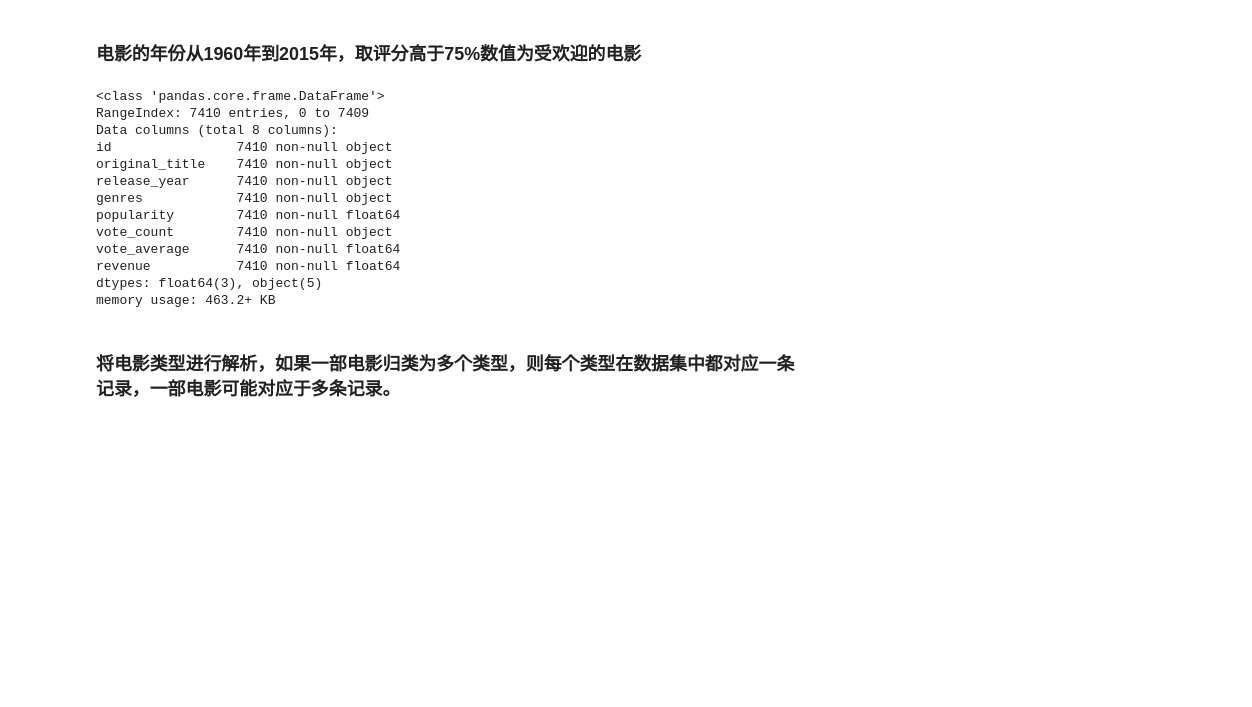
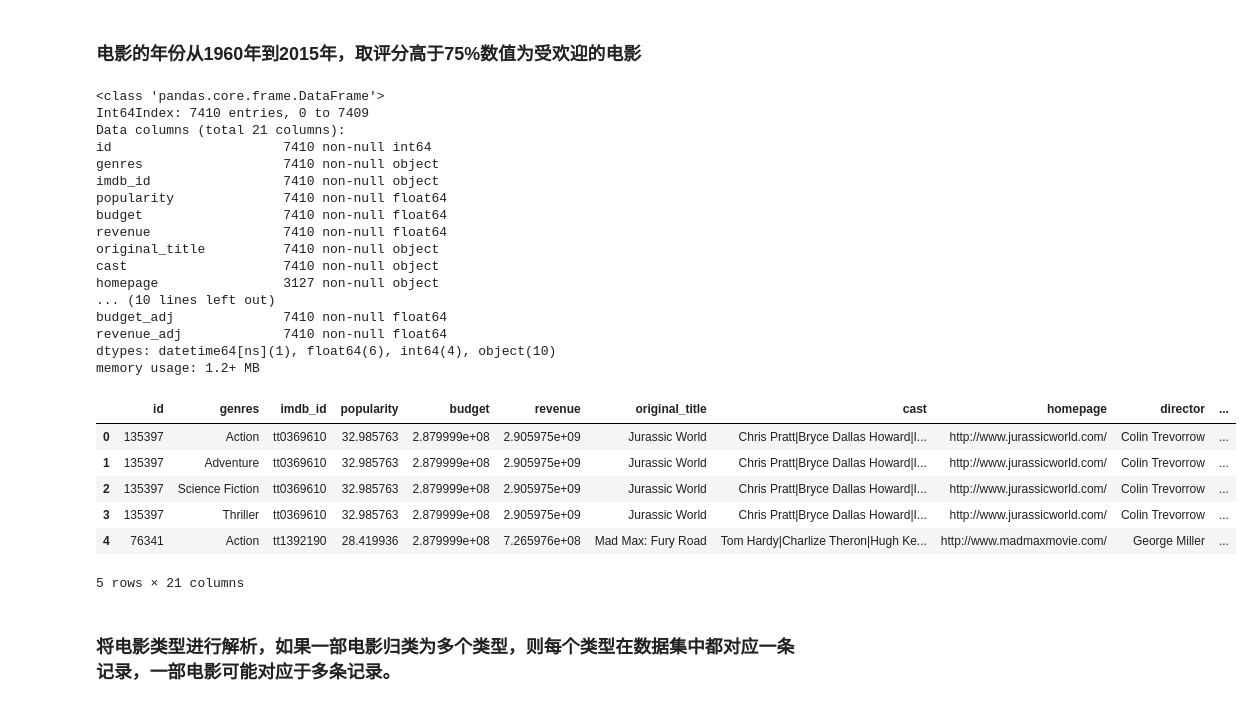
Before and after one commit to nevinxie/udacity_ml_beginner, a Jupyter notebook: Investigate_a_Dataset-zh/Investigate_a_Dataset-zh.ipynb, the cells around one changed output. Drawn from its saved outputs; the diff is of its cells as text; code cells hidden in the pictures; blank space fills up the shorter version.

```diff
--- a/Investigate_a_Dataset-zh/Investigate_a_Dataset-zh.ipynb
+++ b/Investigate_a_Dataset-zh/Investigate_a_Dataset-zh.ipynb
@@ -177,29 +177,46 @@ dtypes: datetime64[ns](1), float64(6), int64(4), object(10)
 memory usage: 467.0+ KB
 # %% [markdown]
 ### 电影的年份从1960年到2015年，取评分高于75%数值为受欢迎的电影
-# %%
-#构建dateframe存储分类以后的电影数据
-df_by_genres = pd.DataFrame(columns=['id','original_title','release_year','genres','popularity','vote_count','vote_average','revenue'])
-for index, row in df_hot_movie.iterrows():
-    genres_list = get_genres_list(row.genres)
-    new_row_list = create_movies_info(genres_list, row)
-    df_by_genres = df_by_genres.append(new_row_list, ignore_index=True)
-
-df_by_genres.info()
-# %% [output]
-<class 'pandas.core.frame.DataFrame'>
-RangeIndex: 7410 entries, 0 to 7409
-Data columns (total 8 columns):
-id                7410 non-null object
-original_title    7410 non-null object
-release_year      7410 non-null object
-genres            7410 non-null object
-popularity        7410 non-null float64
-vote_count        7410 non-null object
-vote_average      7410 non-null float64
-revenue           7410 non-null float64
-dtypes: float64(3), object(5)
-memory usage: 463.2+ KB
+# %%
+#构建dateframe存储分类以后的电影数据
+
+# 1, 使用split将genres分解成多个列，可以从结果得知最多5个，然后重命名列
+df_by_genres = df_hot_movie['genres'].str.split('|', expand=True).rename(columns={0:'genres1',1:'genres2',2:'genres3',3:'genres4',4:'genres5'})
+df_by_genres = df_hot_movie.join(df_by_genres).loc[:,['id','genres1','genres2','genres3','genres4','genres5']]
+# 2，使用melt方法，并drop空值
+df_by_genres = pd.melt(df_by_genres, id_vars=['id'], value_vars=['genres1','genres2','genres3','genres4','genres5'], value_name='genres')
+df_by_genres.drop(['variable'],axis=1, inplace=True)
+df_by_genres.dropna(subset=['genres'], inplace=True)
+#3， 与原始表merge
+df_by_genres = df_by_genres.merge(df_hot_movie.drop(['genres'], axis=1), on=['id'])
+
+df_by_genres.info()
+df_by_genres.head(5)
+# %% [output]
+<class 'pandas.core.frame.DataFrame'>
+Int64Index: 7410 entries, 0 to 7409
+Data columns (total 21 columns):
+id                      7410 non-null int64
+genres                  7410 non-null object
+imdb_id                 7410 non-null object
+popularity              7410 non-null float64
+budget                  7410 non-null float64
+revenue                 7410 non-null float64
+original_title          7410 non-null object
+cast                    7410 non-null object
+homepage                3127 non-null object
+... (10 lines left out)
+budget_adj              7410 non-null float64
+revenue_adj             7410 non-null float64
+dtypes: datetime64[ns](1), float64(6), int64(4), object(10)
+memory usage: 1.2+ MB
+|  | id | genres | imdb_id | popularity | budget | revenue | original_title | cast | homepage | director | ... |
+| 0 | 135397 | Action | tt0369610 | 32.985763 | 2.879999e+08 | 2.905975e+09 | Jurassic World | Chris Pratt|Bryce Dallas Howard|I... | http://www.jurassicworld.com/ | Colin Trevorrow | ... |
+| 1 | 135397 | Adventure | tt0369610 | 32.985763 | 2.879999e+08 | 2.905975e+09 | Jurassic World | Chris Pratt|Bryce Dallas Howard|I... | http://www.jurassicworld.com/ | Colin Trevorrow | ... |
+| 2 | 135397 | Science Fiction | tt0369610 | 32.985763 | 2.879999e+08 | 2.905975e+09 | Jurassic World | Chris Pratt|Bryce Dallas Howard|I... | http://www.jurassicworld.com/ | Colin Trevorrow | ... |
+| 3 | 135397 | Thriller | tt0369610 | 32.985763 | 2.879999e+08 | 2.905975e+09 | Jurassic World | Chris Pratt|Bryce Dallas Howard|I... | http://www.jurassicworld.com/ | Colin Trevorrow | ... |
+| 4 | 76341 | Action | tt1392190 | 28.419936 | 2.879999e+08 | 7.265976e+08 | Mad Max: Fury Road | Tom Hardy|Charlize Theron|Hugh Ke... | http://www.madmaxmovie.com/ | George Miller | ... |
+5 rows × 21 columns
 # %% [markdown]
 ### 将电影类型进行解析，如果一部电影归类为多个类型，则每个类型在数据集中都对应一条记录，一部电影可能对应于多条记录。
 # %%
```
Also changed, not shown: parts of 4 cells of this notebook, 2 other files.
